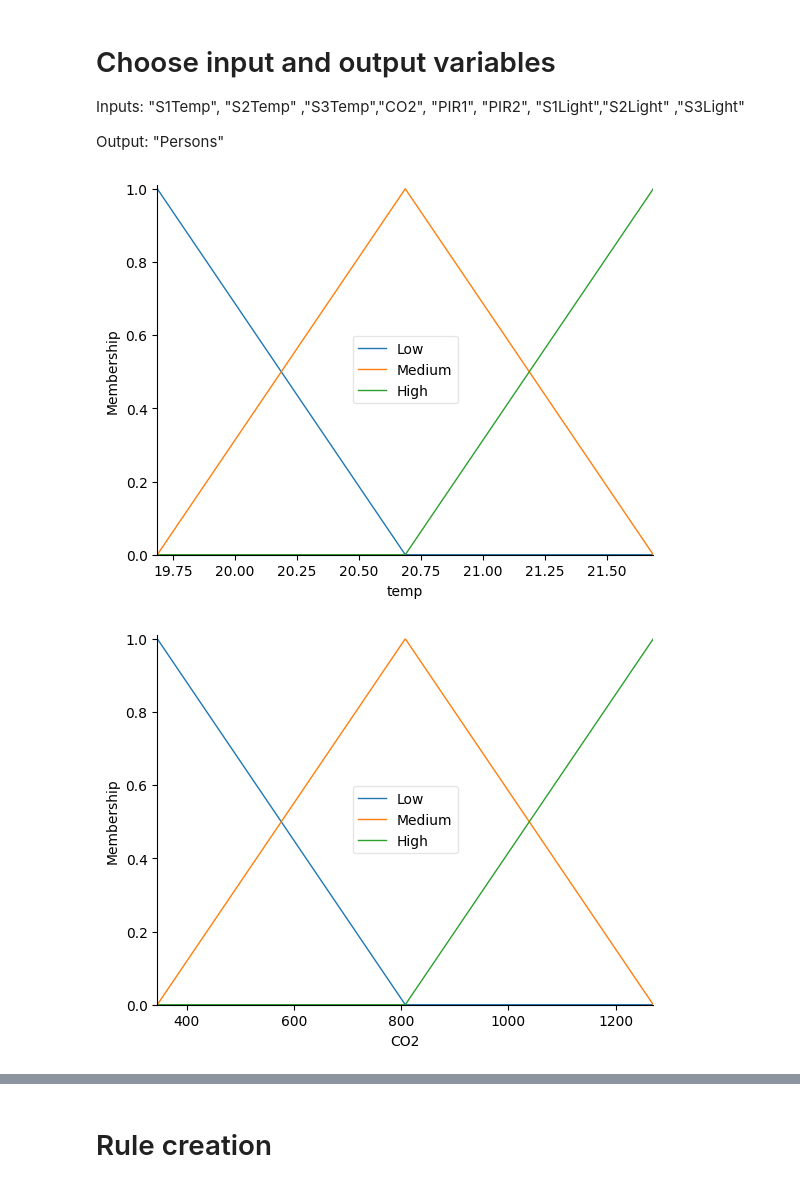
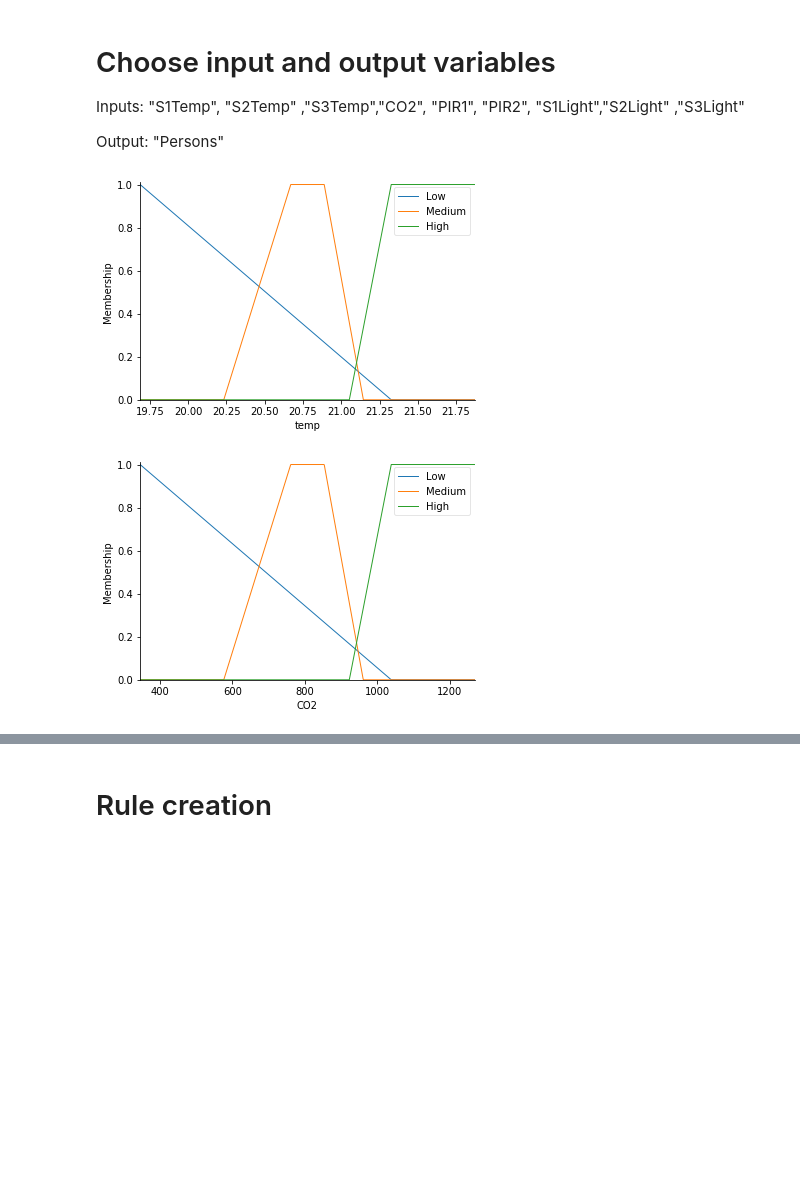
Before and after one commit to hslima00/CInte, a Jupyter notebook: fuzzy.ipynb, the cells around one changed output, grey strips where cells are left out. Saved outputs shown, nothing was run; the diff lists cells and outputs as text; code cells hidden in the pictures; blank space fills up the shorter version.

```diff
--- a/fuzzy.ipynb
+++ b/fuzzy.ipynb
@@ -74,48 +69,49 @@ Output: "Persons"
 #   * PIR subjective ranges [0, 1]
 #   * light subjective ranges [0, 600]
 
-x_temperature   = np.arange(data_df['MeanTemp'].min(), data_df['MeanTemp'].max(), 1)
+x_temperature   = np.arange(data_df['MeanTemp'].min(), data_df['MeanTemp'].max(), 0.001)
 x_CO2           = np.arange(data_df['CO2'].min(), data_df['CO2'].max()+1, 1)
 x_light         = np.arange(data_df['MeanLight'].min(), data_df['MeanLight'].max()+1, 1)
-y_person        = np.arange(data_df['Persons'].min(), data_df['Persons'].max() +1, 1)
+y_person        = np.arange(data_df['Persons'].min(), data_df['Persons'].max() +1, 0.01)
 
 
 temp    = ctrl.Antecedent(x_temperature, 'temp')
 CO2     = ctrl.Antecedent(x_CO2, 'CO2')
 light   = ctrl.Antecedent(x_light, 'light')
 person  = ctrl.Consequent(y_person, 'person')
 
 min = x_temperature.min()
 max = x_temperature.max()
 med = min+((max-min)/2)
 
-temp['Low'] = fuzz.trimf(temp.universe, [min, min, med])
-temp['Medium'] = fuzz.trimf(temp.universe, [min, med, max])
-temp['High'] = fuzz.trimf(temp.universe, [med, max, max])
+
+temp['Low'] = fuzz.trimf(temp.universe, [min, min, med + (med-min)/2])
+temp['Medium'] = fuzz.trapmf(temp.universe, [med - (med-min)/2 ,med - (med-min)/10, med + (med-min)/10 , med + (med-min)/3 ])
+temp['High'] = fuzz.trapmf(temp.universe, [med + (med-min)/4 ,max - (med-min)/2, max , max])
 
 min = x_CO2.min()
 max = x_CO2.max()
 med = min+((max-min)/2)
-CO2['Low'] = fuzz.trimf(CO2.universe, [min, min, med])
-CO2['Medium'] = fuzz.trimf(CO2.universe, [min, med, max])
-CO2['High'] = fuzz.trimf(CO2.universe, [med, max, max])
+CO2['Low'] = fuzz.trimf(CO2.universe, [min, min, med + (med-min)/2])
+CO2['Medium'] = fuzz.trapmf(CO2.universe, [med - (med-min)/2 ,med - (med-min)/10, med + (med-min)/10 , med + (med-min)/3 ])
+CO2['High'] = fuzz.trapmf(CO2.universe, [med + (med-min)/4 ,max - (med-min)/2, max , max])
 
 min = x_light.min()
 max = x_light.max()
 med = min+((max-min)/2)
-light['Low'] = fuzz.trimf(light.universe, [min, min, med])
-light['Medium'] = fuzz.trimf(light.universe, [min, med, max])
-light['High'] = fuzz.trimf(light.universe, [med, max, max])
+light['Low'] = fuzz.trimf(light.universe, [min, min, med + (med-min)/2])
+light['Medium'] = fuzz.trapmf(light.universe, [med - (med-min)/2 ,med - (med-min)/10, med + (med-min)/10 , med + (med-min)/3 ])
+light['High'] = fuzz.trapmf(light.universe, [med + (med-min)/10 ,max - (med-min)/1.5, max , max])
 
 
 person['0P'] = fuzz.trimf(person.universe, [0,0, 1])
 person['1P'] = fuzz.trimf(person.universe, [0,1,2])
 person['2P'] = fuzz.trimf(person.universe, [1,2,3])
 person['3P'] = fuzz.trimf(person.universe, [2,3,3])
 temp.view()
 CO2.view()
 light.view()
 person.view()
 # %% [output]
-[figure, old version]
+[figure, new version]
-[figure, old version]
+[figure, new version]
```
Also changed, not shown: parts of 3 cells of this notebook.
